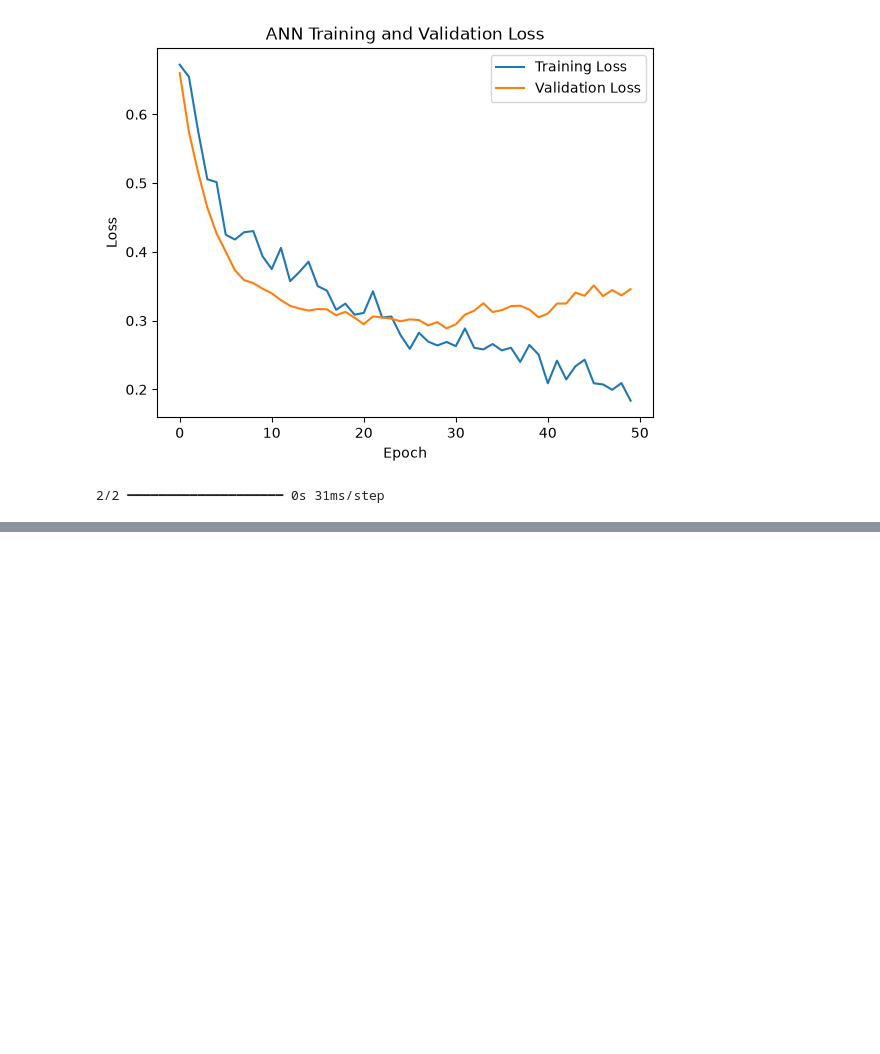
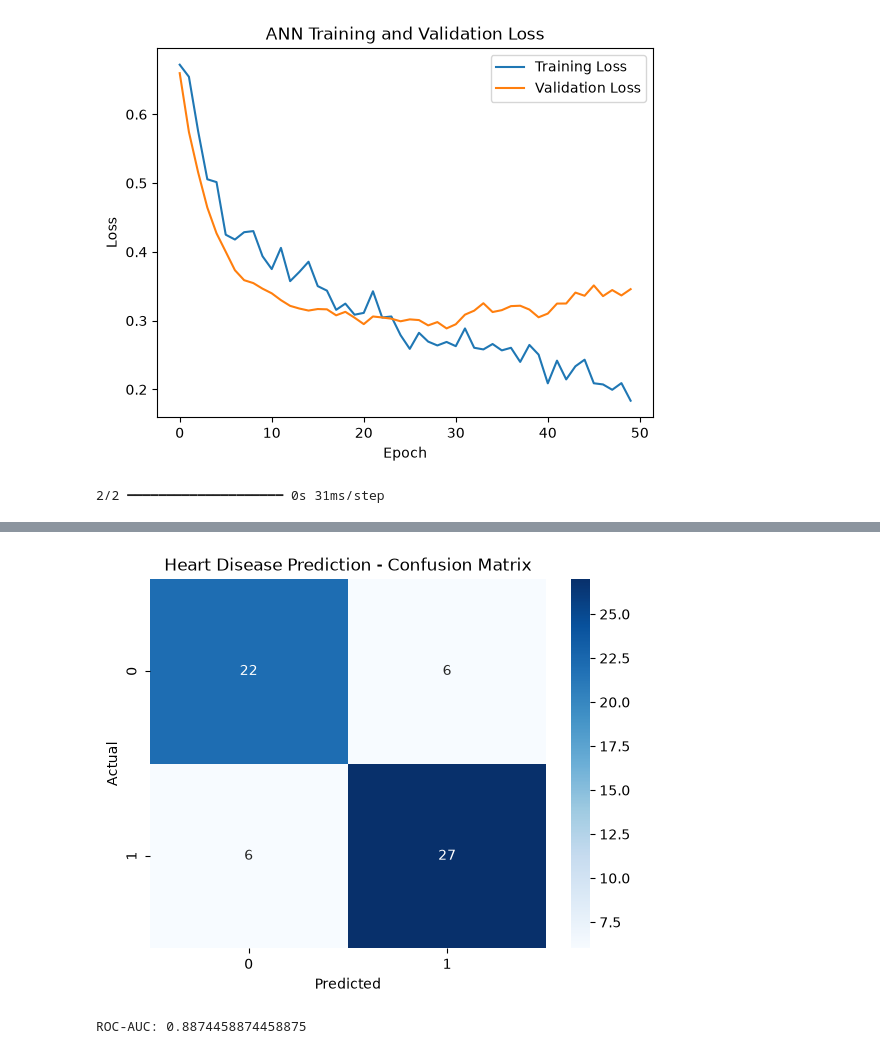
Before and after one commit to shazif2004/Heart-Disease-Prediction-using-ANN, a Jupyter notebook: Heart Disease Prediction.ipynb, the cells around one changed output, grey strips where cells are left out. Cells and saved outputs as stored; diff of their text form; code cells hidden in the pictures; blank space fills up the shorter version.

Commit message:
Heart Disease Prediction

```diff
--- a/Heart Disease Prediction.ipynb
+++ b/Heart Disease Prediction.ipynb
@@ -238,3 +238,5 @@ plt.show()
 y_probability = model.predict(X_test_processed).ravel()
 # %% [output]
 2/2 ━━━━━━━━━━━━━━━━━━━━ 0s 31ms/step
+# %%
+y_pred = (y_probability >= 0.5).astype(int)
@@ -240,0 +269,26 @@ y_probability = model.predict(X_test_processed).ravel()
+# %%
+cm = confusion_matrix(y_test, y_pred)
+
+sns.heatmap(
+    cm,
+    annot=True,
+    fmt="d",
+    cmap="Blues"
+)
+
+plt.xlabel("Predicted")
+plt.ylabel("Actual")
+plt.title("Heart Disease Prediction - Confusion Matrix")
+
+plt.show()
+# %% [output]
+[figure, added]
+# %%
+auc = roc_auc_score(
+    y_test,
+    y_probability
+)
+
+print("ROC-AUC:", auc)
+# %% [output]
+ROC-AUC: 0.8874458874458875
```
Also changed, not shown: parts of 2 cells of this notebook.
